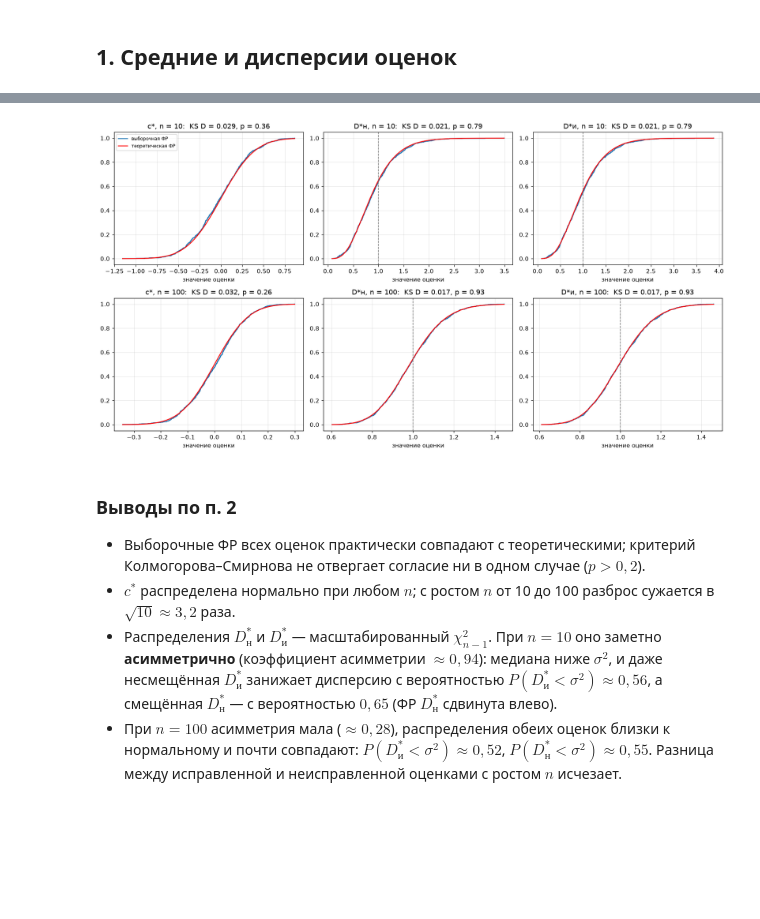
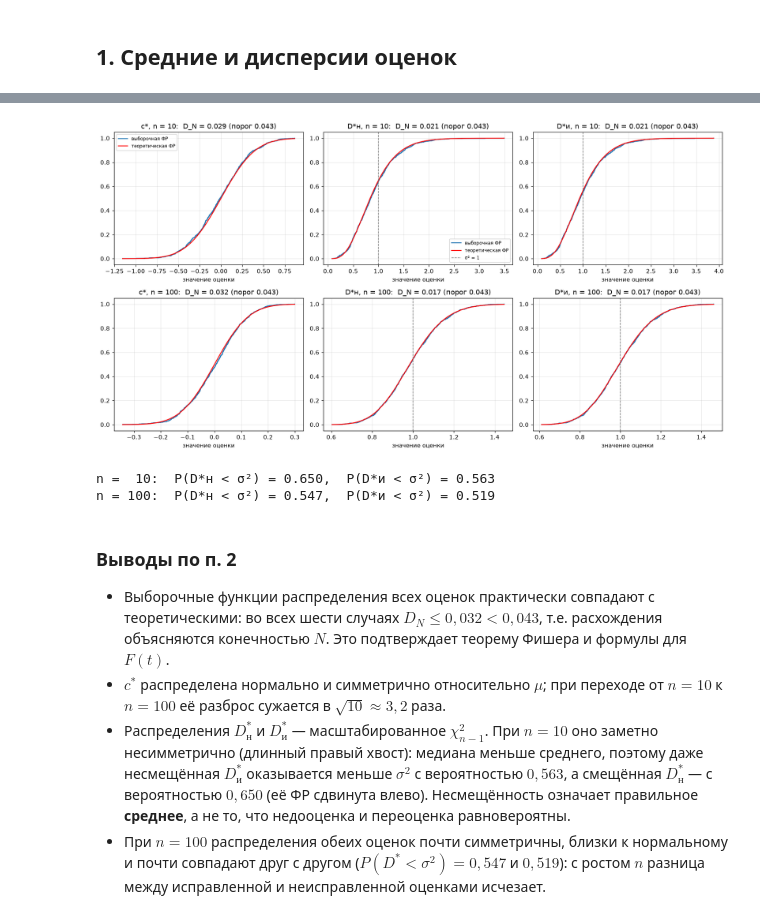
Before and after one commit to Nikulin-V/mathematical-statistics, a Jupyter notebook: lab5_mean_variance_estimates.ipynb, the cells around one changed output, grey strips where cells are left out. Saved outputs shown, nothing was run; the diff lists cells and outputs as text; code cells hidden in the pictures; blank space fills up the shorter version.

Commit message:
Rewrite lab5 with full theory, add lab6 (confidence intervals)

```diff
--- a/lab5_mean_variance_estimates.ipynb
+++ b/lab5_mean_variance_estimates.ipynb
@@ -124,0 +162,31 @@ for i, n in enumerate(NS):
+# %%
+fig, axes = plt.subplots(2, 3, figsize=(15, 8))
+for col, name in enumerate(NAMES):
+    M_th, D_th = np.array([theory(name, n) for n in NS]).T
+    M_emp = [samples[n][name].mean() for n in NS]
+    D_emp = [samples[n][name].var(ddof=1) for n in NS]
+    se = np.sqrt(D_th / N)
+
+    ax = axes[0, col]
+    ax.fill_between(NS, M_th - 1.96 * se, M_th + 1.96 * se, color='tab:red', alpha=0.15, label='теория ± 1,96·√(D/N)')
+    ax.plot(NS, M_th, 'r-', label='теория')
+    ax.plot(NS, M_emp, 'ko', label='моделирование')
+    if name != 'c*':
+        ax.axhline(SIGMA2, color='gray', ls='--', label='σ² = 1')
+    ax.set(title=f'M[{name}]', xlabel='n')
+
+    ax = axes[1, col]
+    ax.plot(NS, D_th, 'r-', label='теория')
+    ax.plot(NS, D_emp, 'ko', label='моделирование')
+    ax.set(title=f'D[{name}]', xlabel='n')
+for ax in axes.flat:
+    ax.grid(alpha=0.3)
+axes[0, 1].legend(fontsize=8)
+axes[1, 0].legend(fontsize=8)
+plt.tight_layout()
+plt.show()
+
+print(f'{"n":>4}' + ''.join(f'{"M[" + s + "]":>10}' for s in NAMES) + ''.join(f'{"D[" + s + "]":>10}' for s in NAMES))
+for n in NS:
+    print(f'{n:>4}' + ''.join(f'{samples[n][s].mean():>10.4f}' for s in NAMES)
+          + ''.join(f'{samples[n][s].var(ddof=1):>10.4f}' for s in NAMES))
@@ -125,26 +232,38 @@ for i, n in enumerate(NS):
 # %%
+d_crit = 1.358 / np.sqrt(N)
 fig, axes = plt.subplots(2, 3, figsize=(15, 8))
 for row, n in enumerate([10, 100]):
     for col, name in enumerate(NAMES):
         v = np.sort(samples[n][name])
+        F = theory_cdf(name, n, v)
+        d_n = max((np.arange(1, N + 1) / N - F).max(), (F - np.arange(N) / N).max())
         t = np.linspace(v[0], v[-1], 400)
-        ks = stats.kstest(v, lambda s: theory_cdf(name, n, s))
         ax = axes[row, col]
         ax.step(v, np.arange(1, N + 1) / N, where='post', label='выборочная ФР')
         ax.plot(t, theory_cdf(name, n, t), 'r-', label='теоретическая ФР')
         if name != 'c*':
-            ax.axvline(SIGMA2, color='gray', ls='--', lw=1)
-        ax.set(title=f'{name}, n = {n}:  KS D = {ks.statistic:.3f}, p = {ks.pvalue:.2f}', xlabel='значение оценки')
+            ax.axvline(SIGMA2, color='gray', ls='--', lw=1, label='σ² = 1')
+        ax.set(title=f'{name}, n = {n}:  D_N = {d_n:.3f} (порог {d_crit:.3f})', xlabel='значение оценки')
         ax.grid(alpha=0.3)
 axes[0, 0].legend(fontsize=8)
+axes[0, 1].legend(fontsize=8)
 plt.tight_layout()
 plt.show()
+
+for n in [10, 100]:
+    print(f'n = {n:3d}:  P(D*н < σ²) = {theory_cdf("D*н", n, SIGMA2):.3f},  P(D*и < σ²) = {theory_cdf("D*и", n, SIGMA2):.3f}')
 # %% [output]
-[figure, old version]
+[figure, new version]
+n =  10:  P(D*н < σ²) = 0.650,  P(D*и < σ²) = 0.563
+n = 100:  P(D*н < σ²) = 0.547,  P(D*и < σ²) = 0.519
 # %% [markdown]
 ### Выводы по п. 2
 
-- Выборочные ФР всех оценок практически совпадают с теоретическими; критерий Колмогорова–Смирнова не отвергает согласие ни в одном случае ($p > 0{,}2$).
-- $c^*$ распределена нормально при любом $n$; с ростом $n$ от 10 до 100 разброс сужается в $\sqrt{10} \approx 3{,}2$ раза.
-- Распределения $D^*_{н}$ и $D^*_{и}$ — масштабированный $\chi^2_{n-1}$. При $n = 10$ оно заметно **асимметрично** (коэффициент асимметрии $\approx 0{,}94$): медиана ниже $\sigma^2$, и даже несмещённая $D^*_{и}$ занижает дисперсию с вероятностью $P(D^*_{и} < \sigma^2) \approx 0{,}56$, а смещённая $D^*_{н}$ — с вероятностью $0{,}65$ (ФР $D^*_{н}$ сдвинута влево).
-- При $n = 100$ асимметрия мала ($\approx 0{,}28$), распределения обеих оценок близки к нормальному и почти совпадают: $P(D^*_{и} < \sigma^2) \approx 0{,}52$, $P(D^*_{н} < \sigma^2) \approx 0{,}55$. Разница между исправленной и неисправленной оценками с ростом $n$ исчезает.
+- Выборочные функции распределения всех оценок практически совпадают с теоретическими: во всех шести случаях $D_N \le 0{,}032 < 0{,}043$,
+  т.е. расхождения объясняются конечностью $N$. Это подтверждает теорему Фишера и формулы для $F(t)$.
+- $c^*$ распределена нормально и симметрично относительно $\mu$; при переходе от $n = 10$ к $n = 100$ её разброс сужается в $\sqrt{10} \approx 3{,}2$ раза.
+- Распределения $D^*_{н}$ и $D^*_{и}$ — масштабированное $\chi^2_{n-1}$. При $n = 10$ оно заметно несимметрично (длинный правый хвост): медиана меньше среднего,
+  поэтому даже несмещённая $D^*_{и}$ оказывается меньше $\sigma^2$ с вероятностью $0{,}563$, а смещённая $D^*_{н}$ — с вероятностью $0{,}650$
+  (её ФР сдвинута влево). Несмещённость означает правильное **среднее**, а не то, что недооценка и переоценка равновероятны.
+- При $n = 100$ распределения обеих оценок почти симметричны, близки к нормальному и почти совпадают друг с другом
+  ($P(D^* < \sigma^2) = 0{,}547$ и $0{,}519$): с ростом $n$ разница между исправленной и неисправленной оценками исчезает.
```
Also changed, not shown: parts of 13 cells of this notebook, 1 other file.
